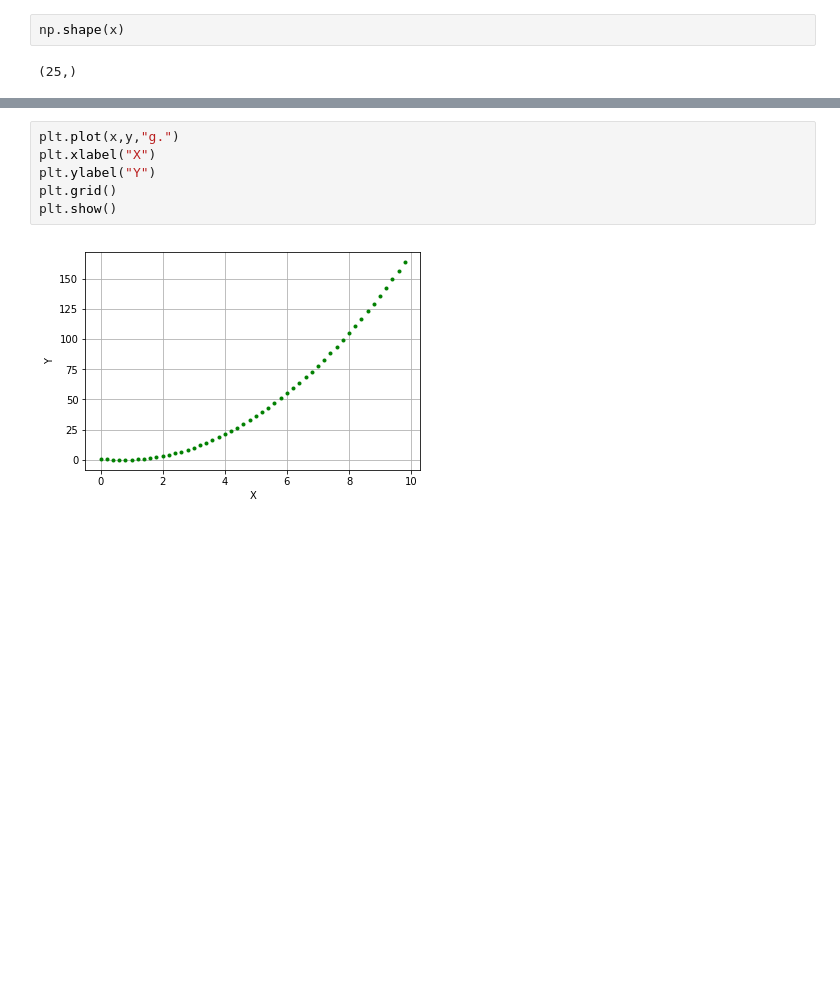
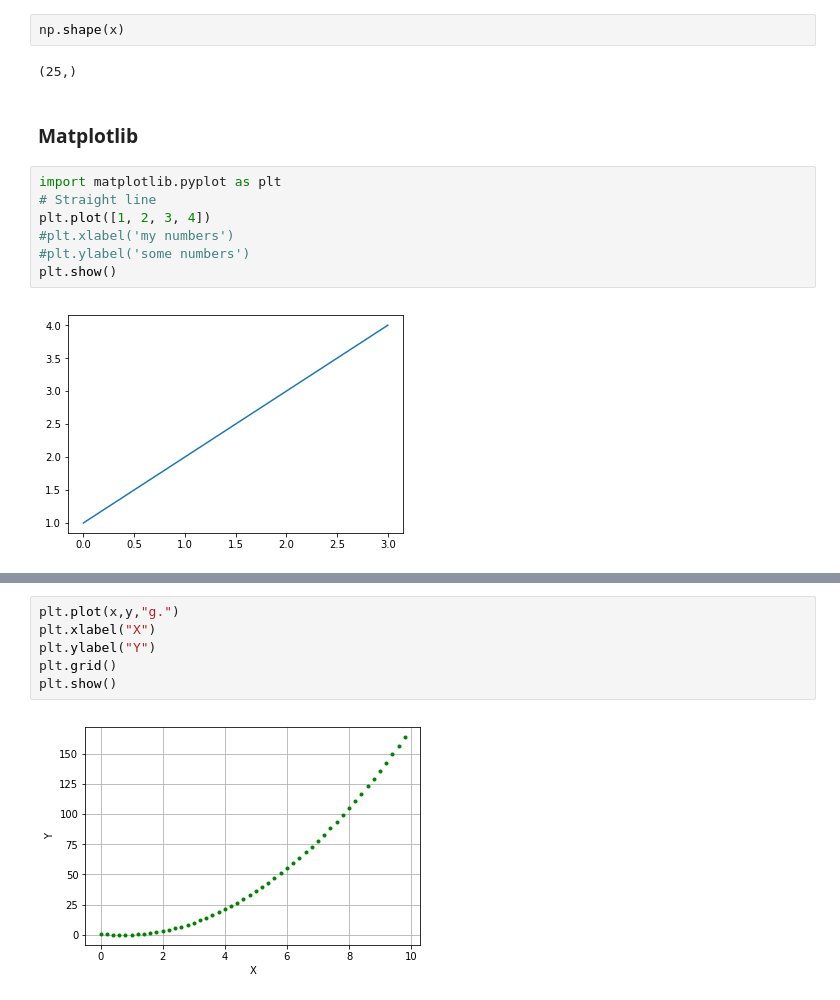
Before and after one commit to smasoka/Learning-Things, a Jupyter notebook: Basics/1. Intro to Python CHPC.ipynb, the cells around one changed output, grey strips where cells are left out. Cells and saved outputs as stored; diff of their text form; blank space fills up the shorter version.

```diff
--- a/Basics/1. Intro to Python CHPC.ipynb
+++ b/Basics/1. Intro to Python CHPC.ipynb
@@ -1336,3 +1336,14 @@ np.size(x)
 np.shape(x)
 # %% [output]
 (25,)
+# %% [markdown]
+### Matplotlib
+# %%
+import matplotlib.pyplot as plt
+# Straight line
+plt.plot([1, 2, 3, 4])
+#plt.xlabel('my numbers')
+#plt.ylabel('some numbers')
+plt.show()
+# %% [output]
+[figure, added]
```
Also changed, not shown: parts of 7 cells of this notebook, 2 other files.
